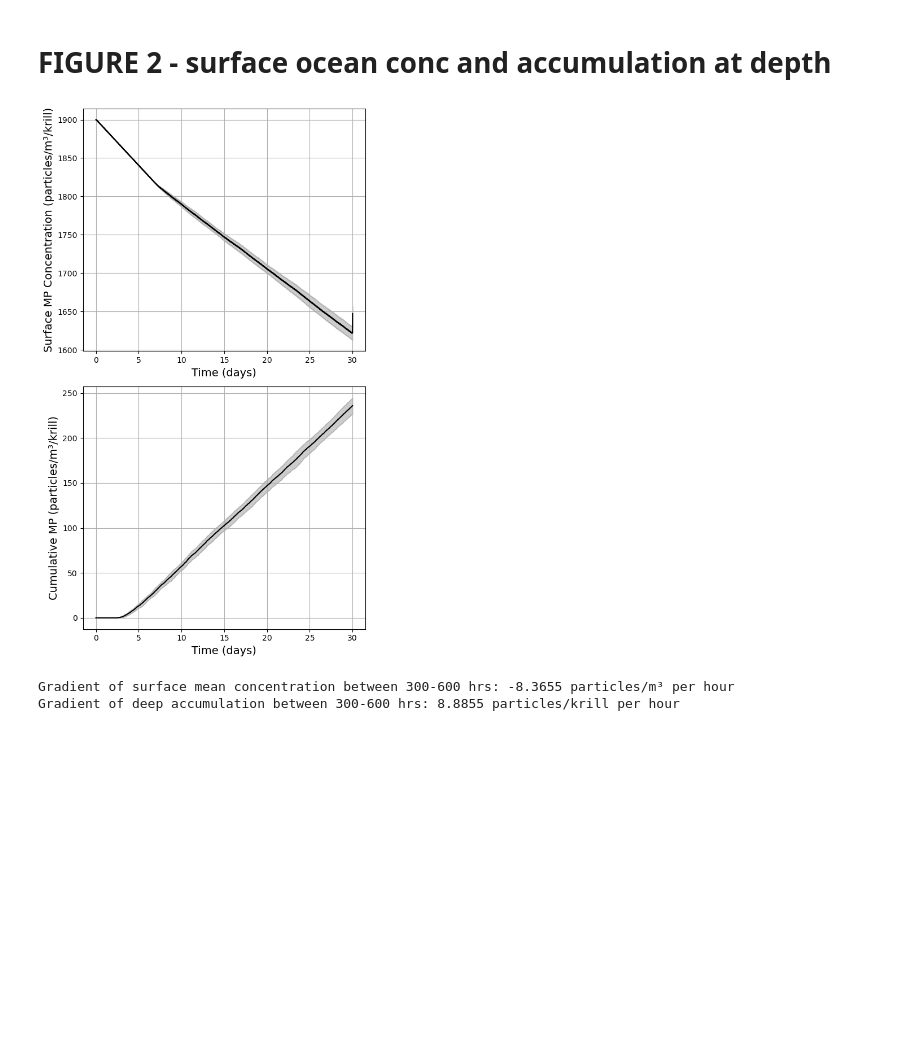
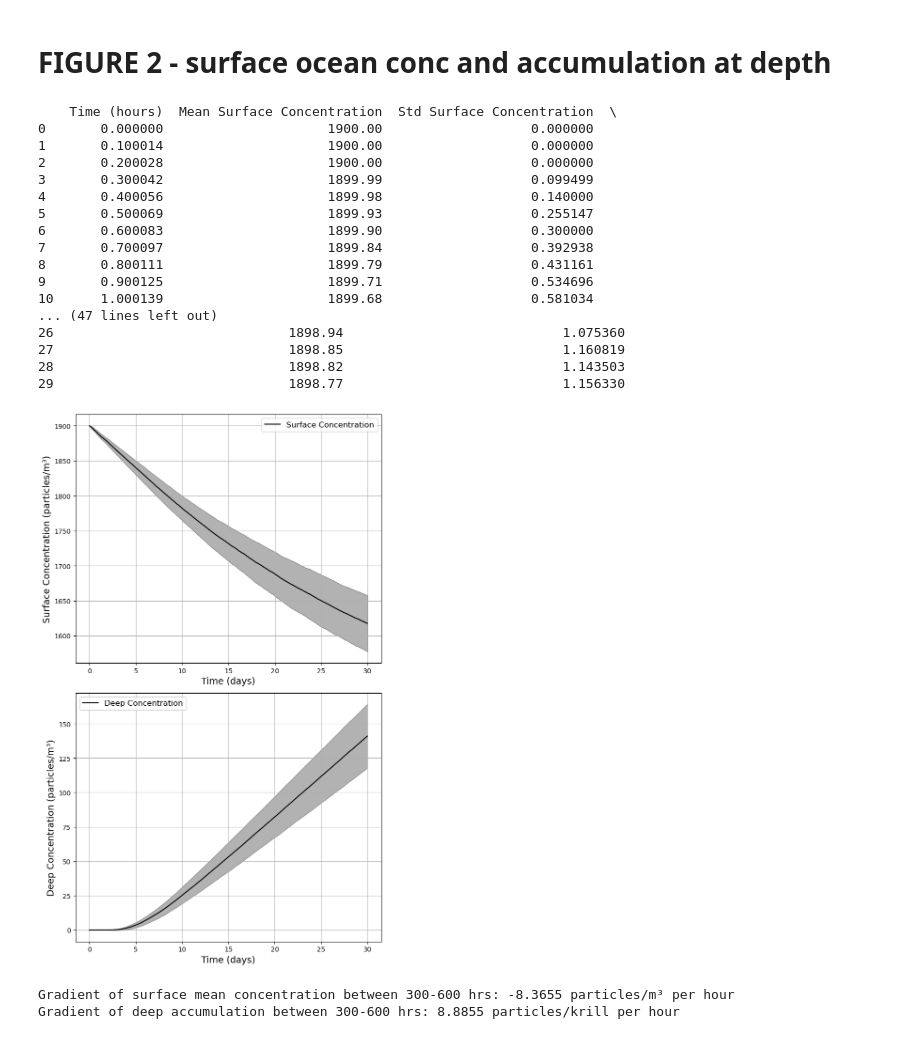
Before and after one commit to bethcandish/Antarctic_Krill, a Jupyter notebook: model_plots.ipynb, the cells around one changed output. Cells and saved outputs as stored; diff of their text form; code cells hidden in the pictures; blank space fills up the shorter version.

```diff
--- a/model_plots.ipynb
+++ b/model_plots.ipynb
@@ -1848,50 +1783,63 @@ plt.show()
 # %% [markdown]
 # FIGURE 2 - surface ocean conc and accumulation at depth
 # %%
-#import the csvs
-mean_std_df = pd.read_csv('mean_std_surface_concentration.csv')
-mean_surface_conc = mean_std_df['Mean_Surf_conc'].values
-std_surface_conc = mean_std_df['Std_Surf_conc'].values
+#importing the csvs
 
-mean_std_df_deep = pd.read_csv('mean_std_accumulation_2000m.csv')
-mean_acc = mean_std_df_deep['Mean_Accumulation'].values
-std_acc = mean_std_df_deep['Std_Accumulation'].values
+surf_conc = pd.read_csv('krill_surface_concentration_results.csv')
+deep_conc = pd.read_csv('krill_mp_accumulation_stats.csv')
 
-# Plotting
-fig, ax = plt.subplots(2,1, figsize=(6, 10))
+#delete the last row of the surf_conc df
+surf_conc = surf_conc.iloc[:-1]
 
-#convert time to days
-time = time / 24
+#print the first 10 rows of the surf_conc df
+print(surf_conc.head(30))
 
-ax[0].plot(time, mean_surface_conc, label="Mean Surface MP Concentration", color="black")
-ax[0].fill_between(
-    time,
-    mean_surface_conc - std_surface_conc,
-    mean_surface_conc + std_surface_conc,
-    color="black", alpha=0.2
-)
-ax[0].set_xlabel("Time (days)", fontsize=14)
-ax[0].set_ylabel("Surface MP Concentration (particles/m³/krill)", fontsize=14)
+#plotting the results as before
+
+fig, ax = plt.subplots(2,1,figsize=(7.5, 12))
+ax[0].plot(surf_conc['Time (hours)']/24, surf_conc['Mean Surface Concentration'], label='Surface Concentration', color='black')
+ax[0].fill_between(surf_conc['Time (hours)']/24,
+                 surf_conc['Mean Surface Concentration'] - surf_conc['Std Surface Concentration'],
+                 surf_conc['Mean Surface Concentration'] + surf_conc['Std Surface Concentration'],
+                 alpha=0.3, color='black')
+ax[0].set_xlabel('Time (days)', fontsize=14)
+ax[0].set_ylabel('Surface Concentration (particles/m³)', fontsize=14)
+#ax[0].set_title('Surface Microplastic Concentration Over Time', fontsize=16)
 ax[0].grid()
-
-ax[1].plot(time, mean_acc, label="Mean MP at 2000m", color="black")
-ax[1].fill_between(
-    time,
-    mean_acc - std_acc,
-    mean_acc + std_acc,
-    color="black", alpha=0.2
-)
+ax[0].legend(fontsize=12)
 
 
-ax[1].set_xlabel("Time (days)", fontsize=14)
-ax[1].set_ylabel("Cumulative MP (particles/m³/krill)", fontsize=14)
-#ax[1].legend(fontsize=16)
+ax[1].plot(deep_conc['Time (hours)']/24, deep_conc['Mean accumulation'], label='Deep Concentration', color='black')
+ax[1].fill_between(deep_conc['Time (hours)']/24,
+                 deep_conc['Mean accumulation'] - deep_conc['Standard deviation'],
+                 deep_conc['Mean accumulation'] + deep_conc['Standard deviation'],
+                 alpha=0.3, color='black')
+ax[1].set_xlabel('Time (days)', fontsize=14)
+ax[1].set_ylabel('Deep Concentration (particles/m³)', fontsize=14)
+#ax[1].set_title('Deep Microplastic Concentration Over Time', fontsize=16)
 ax[1].grid()
-
+ax[1].legend(fontsize=12)
 plt.tight_layout()
 plt.show()
 # %% [output]
+    Time (hours)  Mean Surface Concentration  Std Surface Concentration  \
+0       0.000000                     1900.00                   0.000000
+1       0.100014                     1900.00                   0.000000
+2       0.200028                     1900.00                   0.000000
+3       0.300042                     1899.99                   0.099499
+4       0.400056                     1899.98                   0.140000
+5       0.500069                     1899.93                   0.255147
+6       0.600083                     1899.90                   0.300000
+7       0.700097                     1899.84                   0.392938
+8       0.800111                     1899.79                   0.431161
+9       0.900125                     1899.71                   0.534696
+10      1.000139                     1899.68                   0.581034
+... (47 lines left out)
+26                              1898.94                            1.075360
+27                              1898.85                            1.160819
+28                              1898.82                            1.143503
+29                              1898.77                            1.156330
-[figure, old version]
+[figure, new version]
 # %%
 import numpy as np
 
```
Also changed, not shown: parts of 12 cells of this notebook, 3 other files.
